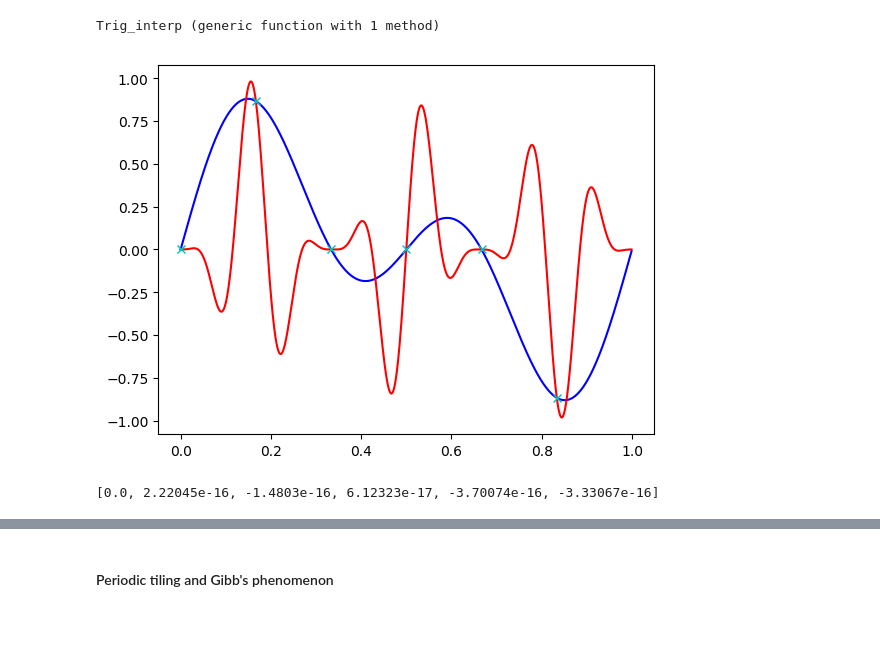
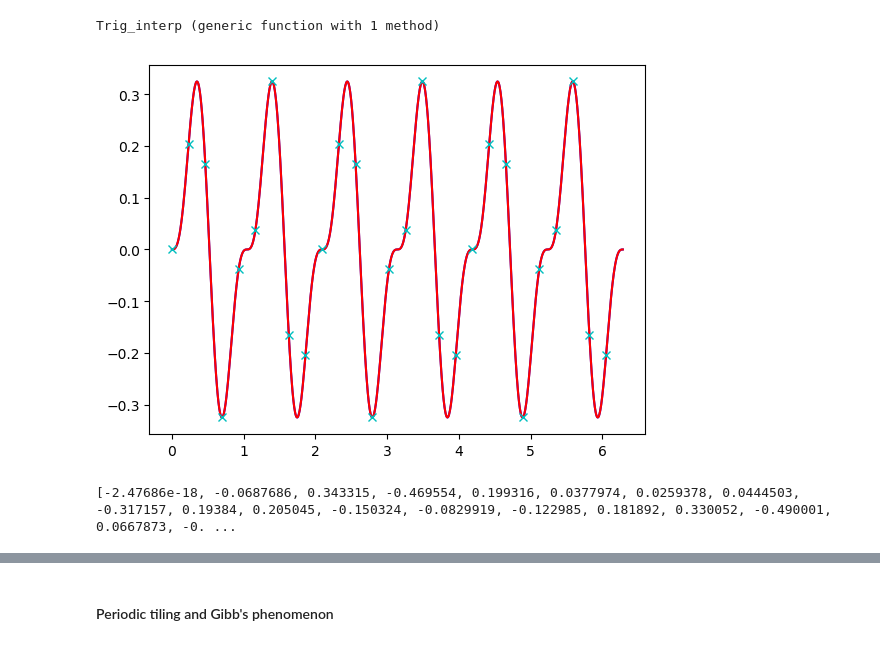
Before and after one commit to yhrtsai/M348-Fall-2017, a Jupyter notebook: Interpolation.ipynb, the cells around one changed output, grey strips where cells are left out. Drawn from its saved outputs; the diff is of its cells as text; code cells hidden in the pictures.

```diff
--- a/Interpolation.ipynb
+++ b/Interpolation.ipynb
@@ -780,24 +767,25 @@ Trig_interp (generic function with 1 method)
 # %%
 using PyPlot
 
-f(x) = cos(13π*x).*sin(3π*x).^3 #(sin.(2π*x)+ sin.((2π*x).^2))
+f(x) = cos(3*x).*sin(3*x).^3 #(sin.(2π*x)+ sin.((2π*x).^2))
 
 
 #generate data to interpolate
-N=6
-x=linspace(0,1-1/N,N)
+N=27
+x=linspace(0,2π-2π/N,N)
 y=f.(x)
 
-z=linspace(0,1-1/1000,1000)
+z=linspace(0,1,1000)
 
 f_values=Trig_interp(y, z)
 
-plot(z, f_values, "b-")
-plot(z, f.(z), "r-")
+
+plot(2π*z, f_values, "b-")
+plot(2π*z, f.(2π*z), "r-")
 plot(x, f.(x), "cx")
 
 
 println( real(f.(x)-Trig_interp(y,x)) )
 # %% [output]
-[figure, old version]
+[figure, new version]
-[0.0, 2.22045e-16, -1.4803e-16, 6.12323e-17, -3.70074e-16, -3.33067e-16]
+[-2.47686e-18, -0.0687686, 0.343315, -0.469554, 0.199316, 0.0377974, 0.0259378, 0.0444503, -0.317157, 0.19384, 0.205045, -0.150324, -0.0829919, -0.122985, 0.181892, 0.330052, -0.490001, 0.0667873, -0. ...
```
Also changed, not shown: parts of 2 cells of this notebook.
